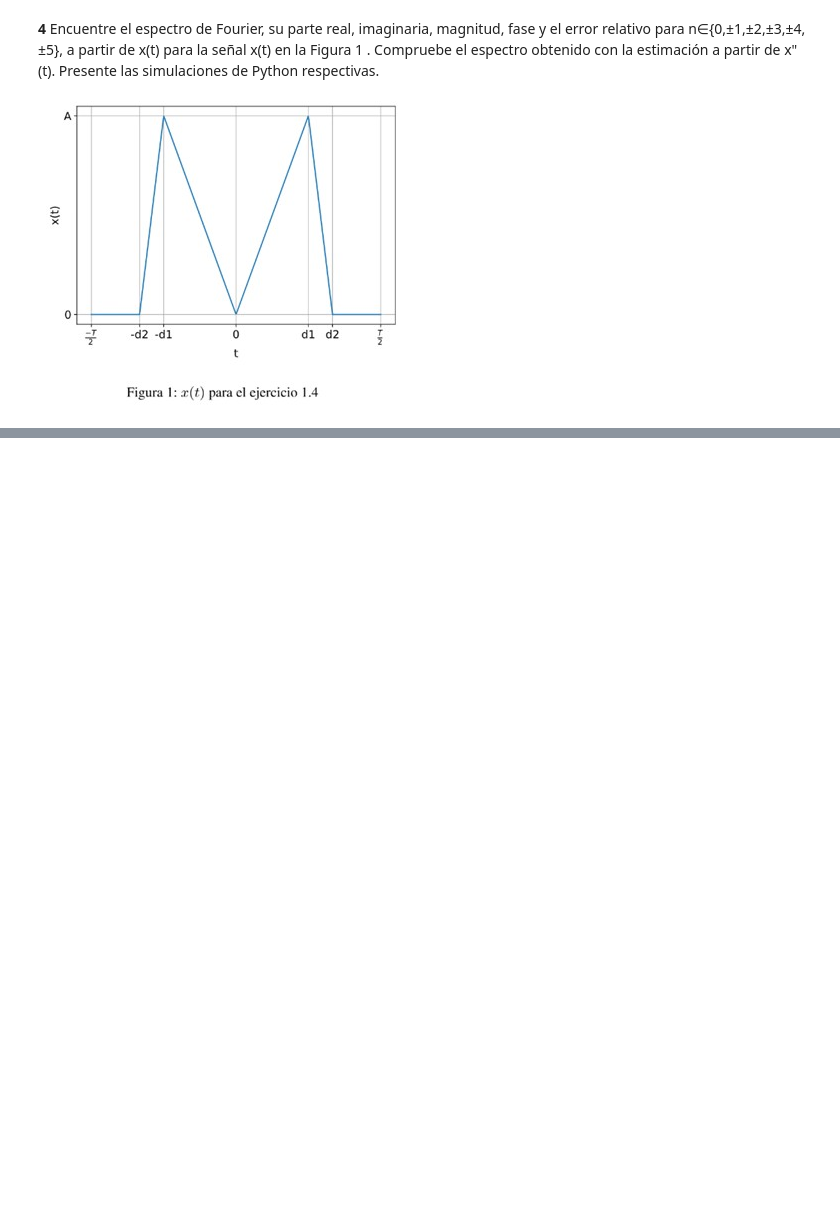
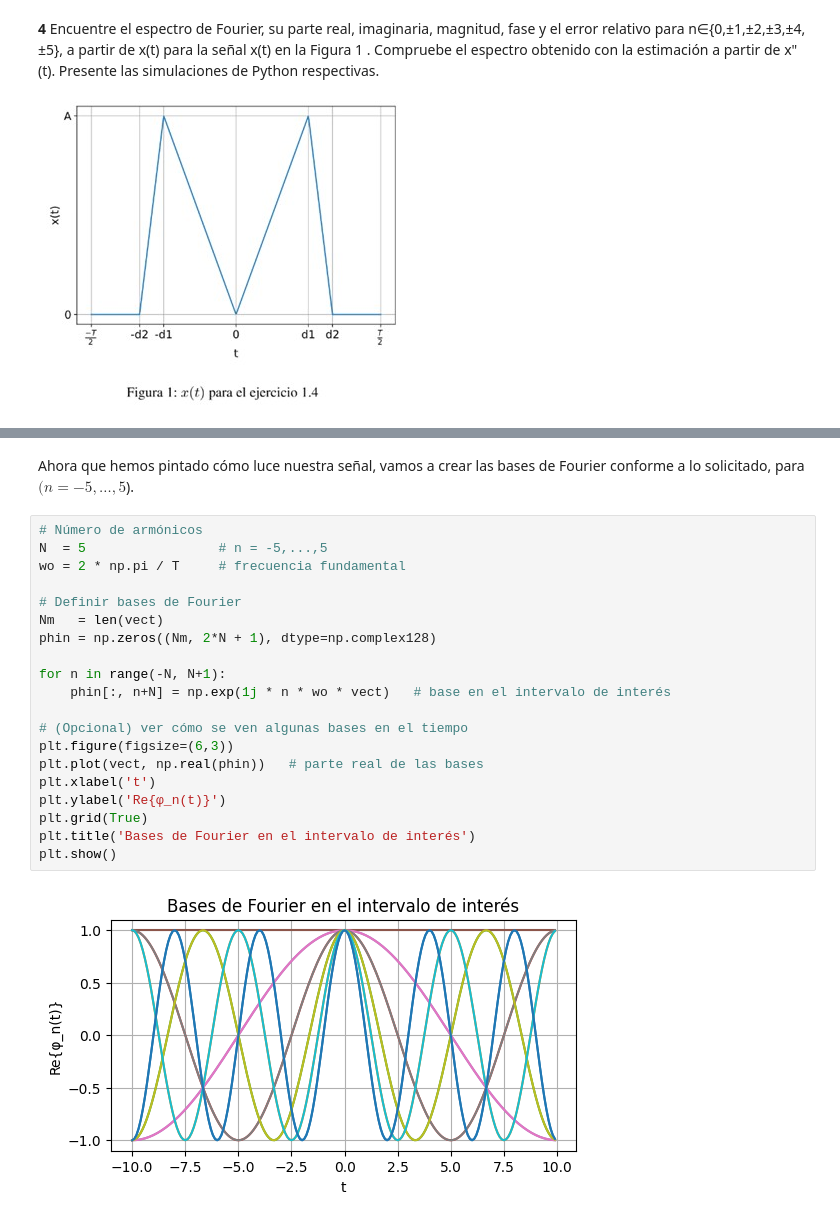
Before and after one commit to juligomez-web/Sys, a Jupyter notebook: Primer_Parcial_Julio_Cesar_Gomez_Copia_de_1_PARCIAL_SYS_.ipynb, the cells around one changed output, grey strips where cells are left out. Drawn from its saved outputs; the diff is of its cells as text; blank space fills up the shorter version.

```diff
--- a/Primer_Parcial_Julio_Cesar_Gomez_Copia_de_1_PARCIAL_SYS_.ipynb
+++ b/Primer_Parcial_Julio_Cesar_Gomez_Copia_de_1_PARCIAL_SYS_.ipynb
@@ -257,0 +327,25 @@ Text(0, 0.5, '$x_{cs}(t)$')
+# %% [markdown]
+Ahora que hemos pintado cómo luce nuestra señal, vamos a crear
+las bases de Fourier conforme a lo solicitado, para $(n=-5,\dots,5$).
+# %%
+# Número de armónicos
+N  = 5                 # n = -5,...,5
+wo = 2 * np.pi / T     # frecuencia fundamental
+
+# Definir bases de Fourier
+Nm   = len(vect)
+phin = np.zeros((Nm, 2*N + 1), dtype=np.complex128)
+
+for n in range(-N, N+1):
+    phin[:, n+N] = np.exp(1j * n * wo * vect)   # base en el intervalo de interés
+
+# (Opcional) ver cómo se ven algunas bases en el tiempo
+plt.figure(figsize=(6,3))
+plt.plot(vect, np.real(phin))   # parte real de las bases
+plt.xlabel('t')
+plt.ylabel('Re{φ_n(t)}')
+plt.grid(True)
+plt.title('Bases de Fourier en el intervalo de interés')
+plt.show()
+# %% [output]
+[figure, added]
```
Also changed, not shown: parts of 4 cells of this notebook.
